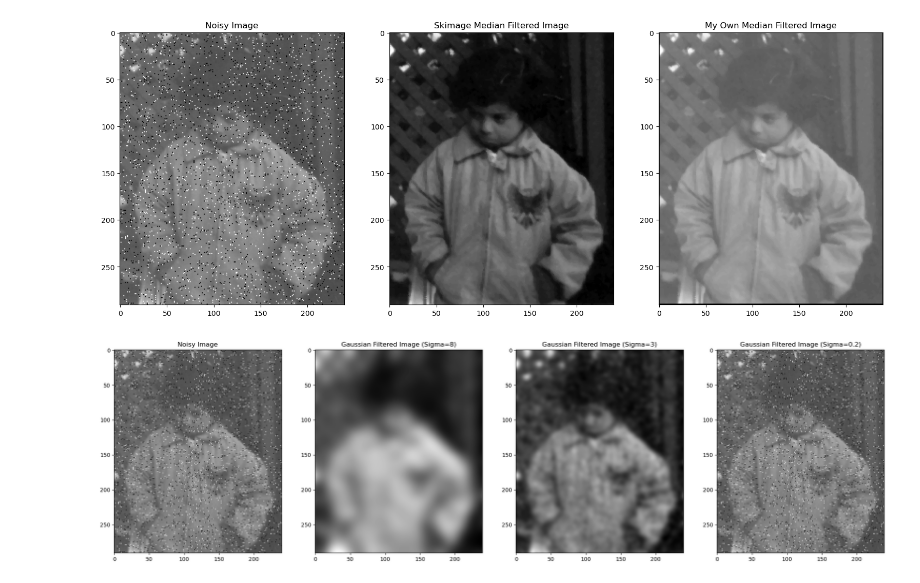
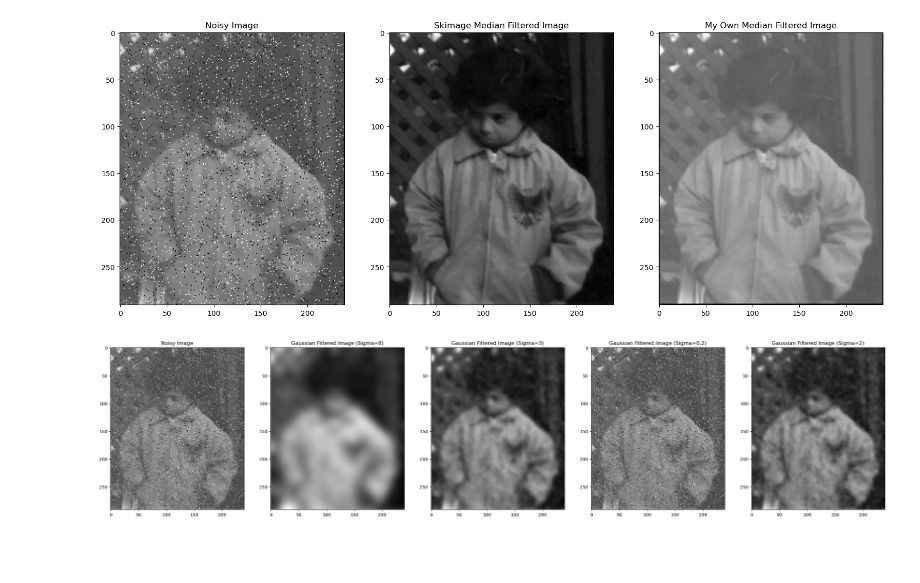
Before and after one commit to AhmedHamdiy/image-processing-labs, a Jupyter notebook: Lab-3/Lab_Smoothing_STD.ipynb, the cells around one changed output. Cells and saved outputs as stored; diff of their text form; code cells hidden in the pictures; blank space fills up the shorter version.

```diff
--- a/Lab-3/Lab_Smoothing_STD.ipynb
+++ b/Lab-3/Lab_Smoothing_STD.ipynb
@@ -72,16 +72,17 @@ show_images([noisy_img, skimage_median_filtered_img,median_filtered_img], ['Nois
 # %%
 '''
 (3) Gaussion Filters
 '''
 
 from skimage.filters import gaussian
 '''
 Apply Gaussian Filtering to the noisy image with different sigma values (ex: 8, 3, & 0.2).
 Experiment a little to find a suitable value of sigma that fits the image
 '''
 gaussian_filtered_img_8 = gaussian(noisy_img, sigma=8)
 gaussian_filtered_img_3 = gaussian(noisy_img, sigma=3)
 gaussian_filtered_img_02 = gaussian(noisy_img, sigma=0.2)
-show_images([noisy_img, gaussian_filtered_img_8, gaussian_filtered_img_3, gaussian_filtered_img_02], ['Noisy Image', 'Gaussian Filtered Image (Sigma=8)', 'Gaussian Filtered Image (Sigma=3)', 'Gaussian Filtered Image (Sigma=0.2)'])
+gaussian_filtered_img_2 = gaussian(noisy_img, sigma=2.4)
+show_images([noisy_img, gaussian_filtered_img_8, gaussian_filtered_img_3, gaussian_filtered_img_02,gaussian_filtered_img_2], ['Noisy Image', 'Gaussian Filtered Image (Sigma=8)', 'Gaussian Filtered Image (Sigma=3)', 'Gaussian Filtered Image (Sigma=0.2)', 'Gaussian Filtered Image (Sigma=2)'])
 # %% [output]
-[figure, old version]
+[figure, new version]
```
Also changed, not shown: parts of 2 cells of this notebook, 3 other files.
